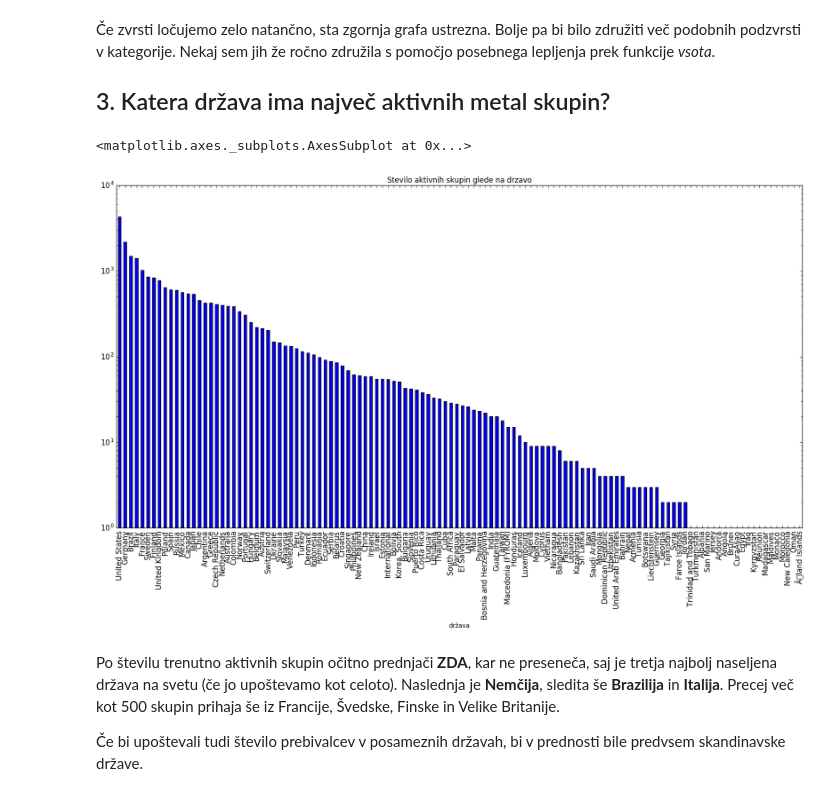
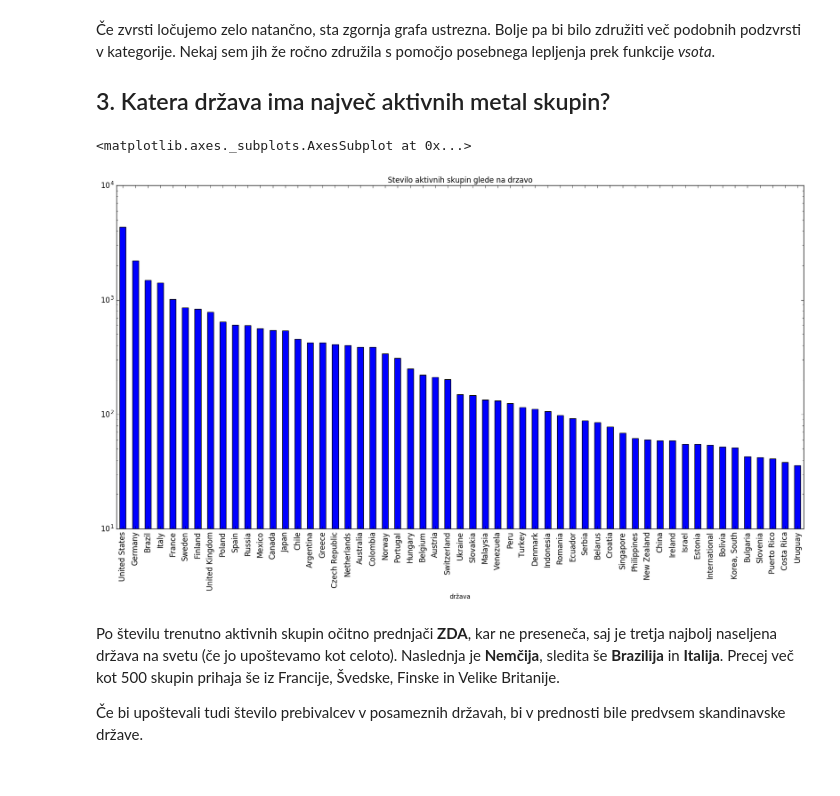
Before and after one commit to h3ll-o-w0rld/Projekt-za-PROG1, a Jupyter notebook: Projekt.ipynb, the cells around one changed output. Saved outputs shown, nothing was run; the diff lists cells and outputs as text; code cells hidden in the pictures.

```diff
--- a/Projekt.ipynb
+++ b/Projekt.ipynb
@@ -129,18 +130,18 @@ for zvrst, barva in stiri_zvrsti_barve:
 # %%
 aktivni = skupine[skupine['status'] == 1]
 aktivni = aktivni[aktivni.columns.difference(['leto'])]
 aktivni_drz = aktivni.groupby('država').aggregate(sum)
 aktivni_drz = aktivni_drz.rename(columns={'status': 'število'}).sort_values('število', ascending=False)
-aktivni_drz[aktivni_drz != 0].plot(kind='bar',
+aktivni_drz[aktivni_drz != 0][:55].plot(kind='bar',
                  logy=True,
                  legend=None,
                  figsize=(20, 10),
                  fontsize=12,
                  sort_columns=True,
                  title='Stevilo aktivnih skupin glede na drzavo')
 # %% [output]
 <matplotlib.axes._subplots.AxesSubplot at 0x...>
-[figure, old version]
+[figure, new version]
 # %% [markdown]
 Po številu trenutno aktivnih skupin očitno prednjači **ZDA**, kar ne preseneča, saj je tretja najbolj naseljena država na svetu (če jo upoštevamo kot celoto). Naslednja je **Nemčija**, sledita še **Brazilija** in **Italija**. Precej več kot 500 skupin prihaja še iz Francije, Švedske, Finske in Velike Britanije.
 
```
Also changed, not shown: parts of 9 cells of this notebook, 1 other file.
